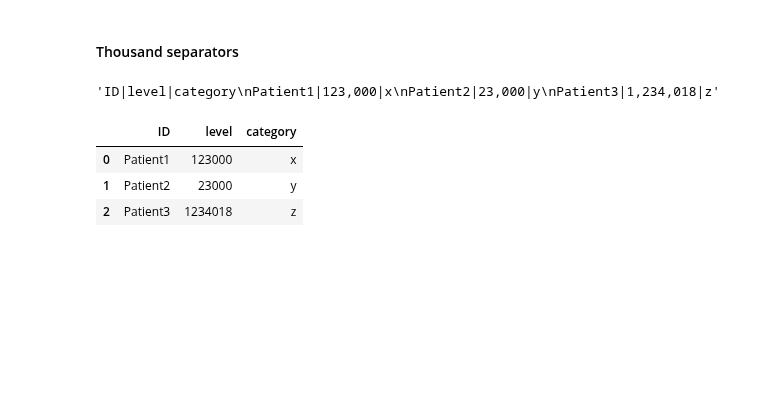
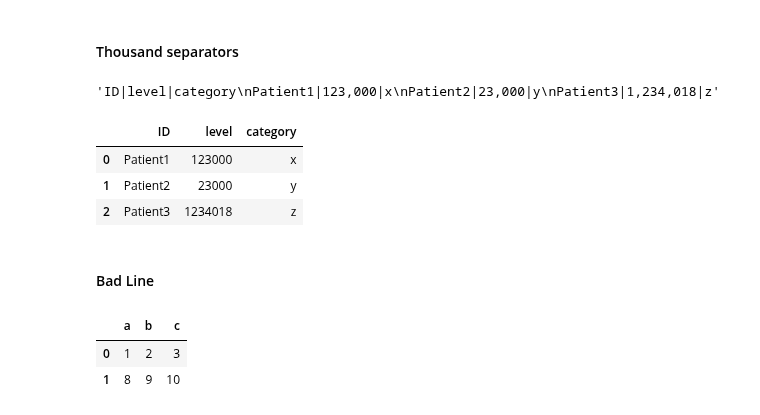
Before and after one commit to KumudithaSilva/pandas-data-science, a Jupyter notebook: Pandas.ipynb, the cells around one changed output. Saved outputs shown, nothing was run; the diff lists cells and outputs as text; code cells hidden in the pictures; blank space fills up the shorter version.

Commit message:
bad line skip

```diff
--- a/Pandas.ipynb
+++ b/Pandas.ipynb
@@ -934,3 +934,13 @@ df_thousand
 | 0 | Patient1 | 123000 | x |
 | 1 | Patient2 | 23000 | y |
 | 2 | Patient3 | 1234018 | z |
+# %% [markdown]
+#### Bad Line
+# %%
+data_bad = "a,b,c\n1,2,3\n4,5,6,7\n8,9,10"
+data_bad = pd.read_csv(StringIO(data_bad), on_bad_lines="skip")
+data_bad
+# %% [output]
+|  | a | b | c |
+| 0 | 1 | 2 | 3 |
+| 1 | 8 | 9 | 10 |
```
Also changed, not shown: parts of 27 cells of this notebook.
